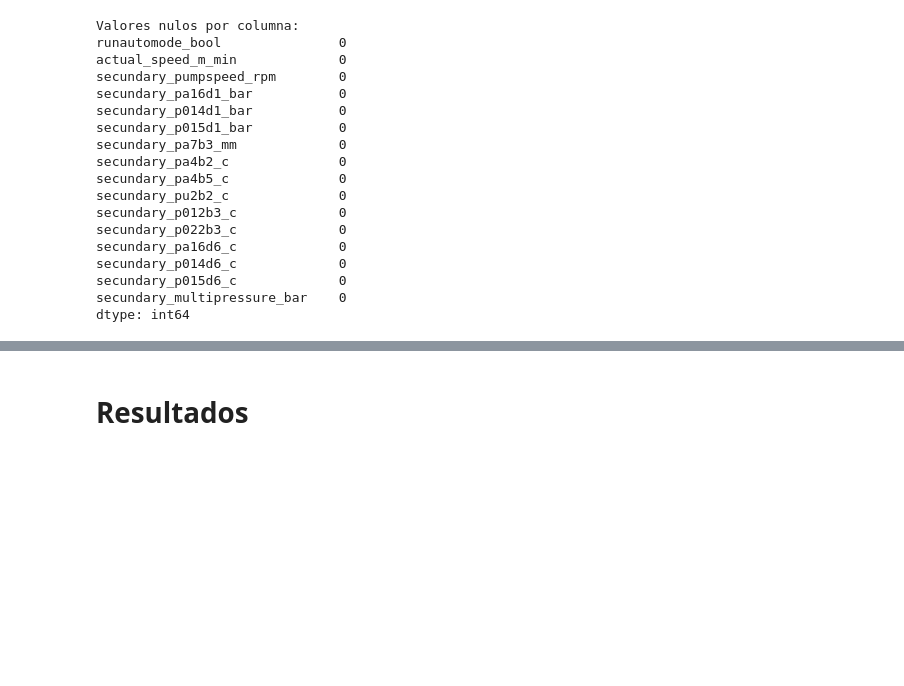
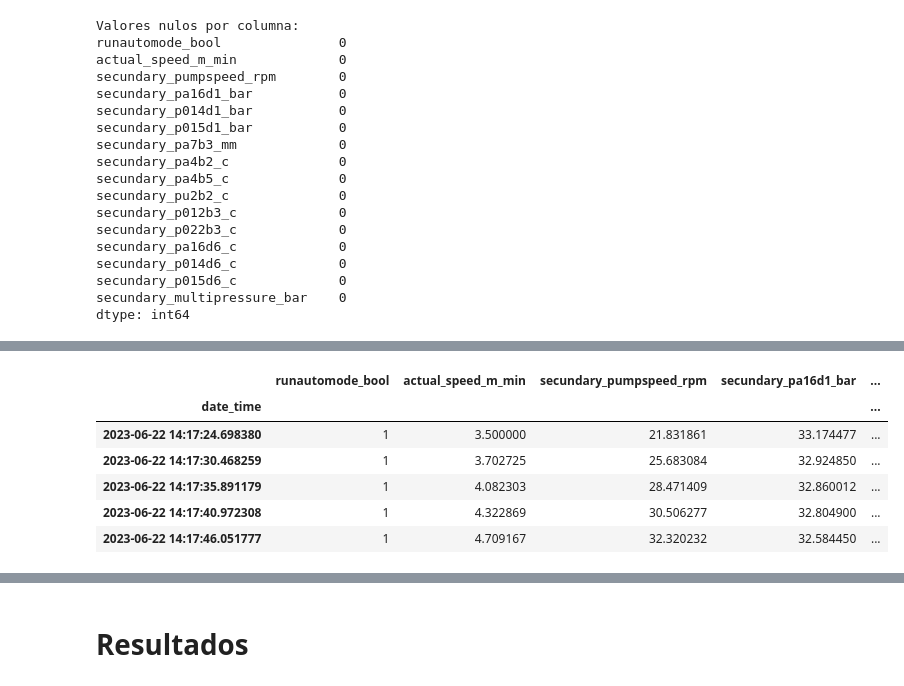
Before and after one commit to emmanuelrosales/ML_FinalProject, a Jupyter notebook: ML_FinalProject.ipynb, the cells around one changed output, grey strips where cells are left out. Drawn from its saved outputs; the diff is of its cells as text; code cells hidden in the pictures; blank space fills up the shorter version.

```diff
--- a/ML_FinalProject.ipynb
+++ b/ML_FinalProject.ipynb
@@ -193,0 +197,12 @@ https://scikit-learn.org/stable/modules/generated/sklearn.model_selection.TimeSe
+# %%
+encoder = LabelEncoder()
+processed_dataset['runautomode_bool'] = encoder.fit_transform(processed_dataset['runautomode_bool'])
+processed_dataset.head()
+# %% [output]
+|  | runautomode_bool | actual_speed_m_min | secundary_pumpspeed_rpm | secundary_pa16d1_bar | ... |
+| date_time |  |  |  |  | ... |
+| 2023-06-22 14:17:24.698380 | 1 | 3.500000 | 21.831861 | 33.174477 | ... |
+| 2023-06-22 14:17:30.468259 | 1 | 3.702725 | 25.683084 | 32.924850 | ... |
+| 2023-06-22 14:17:35.891179 | 1 | 4.082303 | 28.471409 | 32.860012 | ... |
+| 2023-06-22 14:17:40.972308 | 1 | 4.322869 | 30.506277 | 32.804900 | ... |
+| 2023-06-22 14:17:46.051777 | 1 | 4.709167 | 32.320232 | 32.584450 | ... |
```
Also changed, not shown: parts of 14 cells of this notebook.
